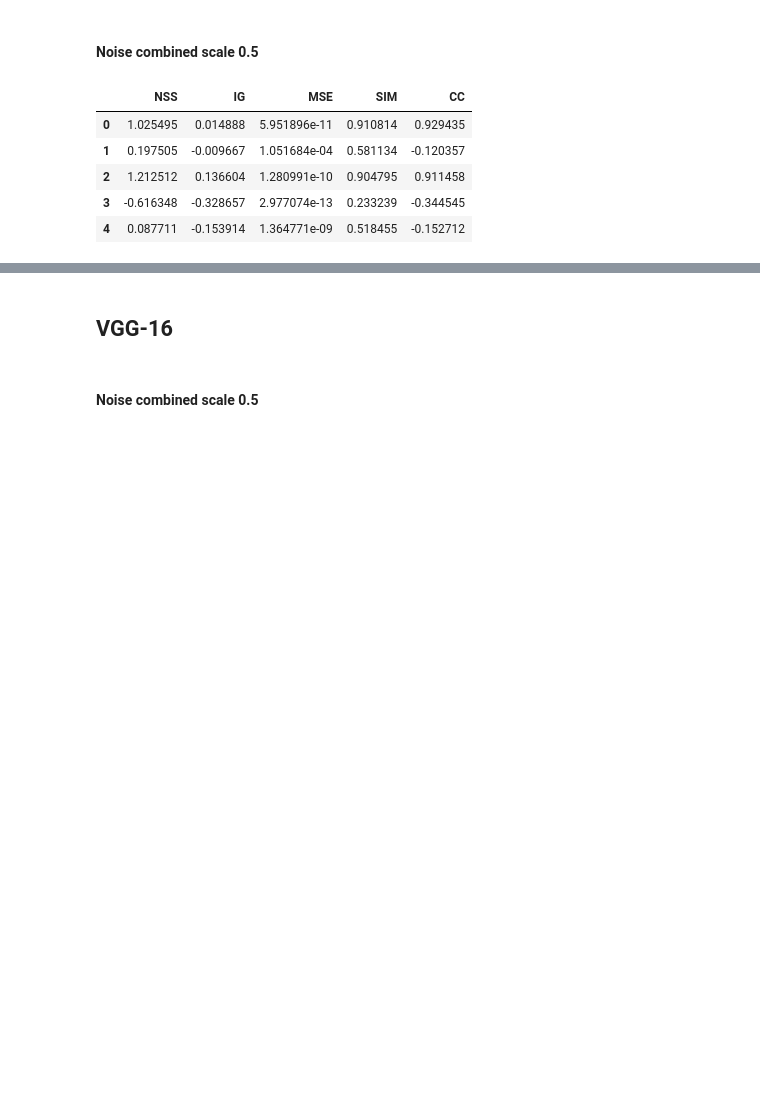
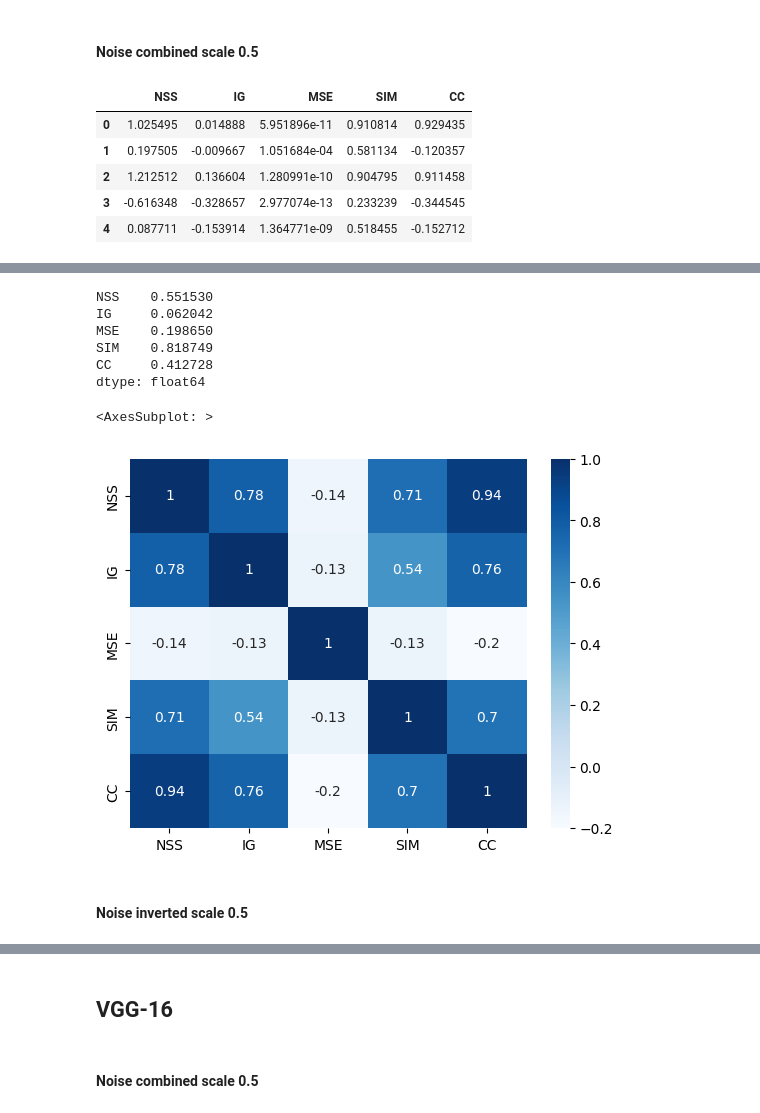
Before and after one commit to MichalMichniak/analysis-of-significance-areas, a Jupyter notebook: faithfulness_statistics.ipynb, the cells around one changed output, grey strips where cells are left out. Saved outputs shown, nothing was run; the diff lists cells and outputs as text; code cells hidden in the pictures; blank space fills up the shorter version.

```diff
--- a/faithfulness_statistics.ipynb
+++ b/faithfulness_statistics.ipynb
@@ -46,0 +56,5 @@ dtype: float64
+# %%
+import pandas as pd
+
+df = pd.read_csv("finished\ResNet50_new\\faithfulness_metrics_grad_cam_combained_noise_1.csv")
+df.head()
@@ -46,0 +68,18 @@ dtype: float64
+# %%
+df.mean()
+# %% [output]
+NSS    0.551530
+IG     0.062042
+MSE    0.198650
+SIM    0.818749
+CC     0.412728
+dtype: float64
+# %%
+import seaborn as sb
+corr = df.corr()
+sb.heatmap(corr, cmap="Blues", annot=True)
+# %% [output]
+<AxesSubplot: >
+[figure, added]
+# %% [markdown]
+#### Noise inverted scale 0.5
```
Also changed, not shown: parts of 19 cells of this notebook, 6 other files.
